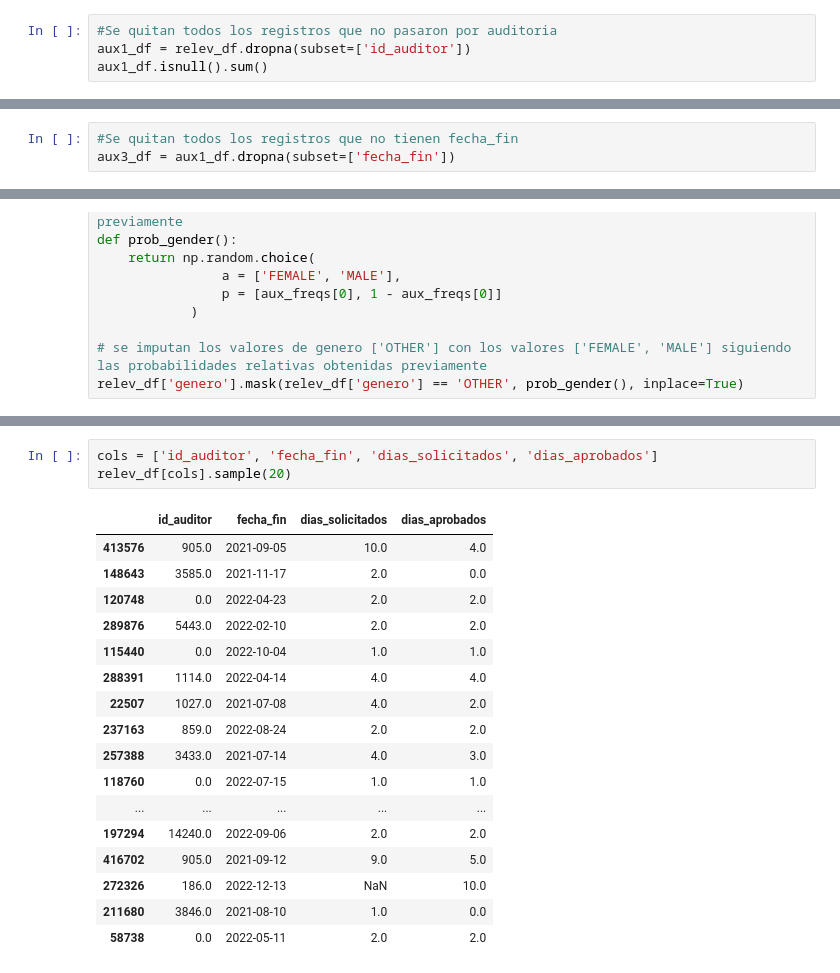
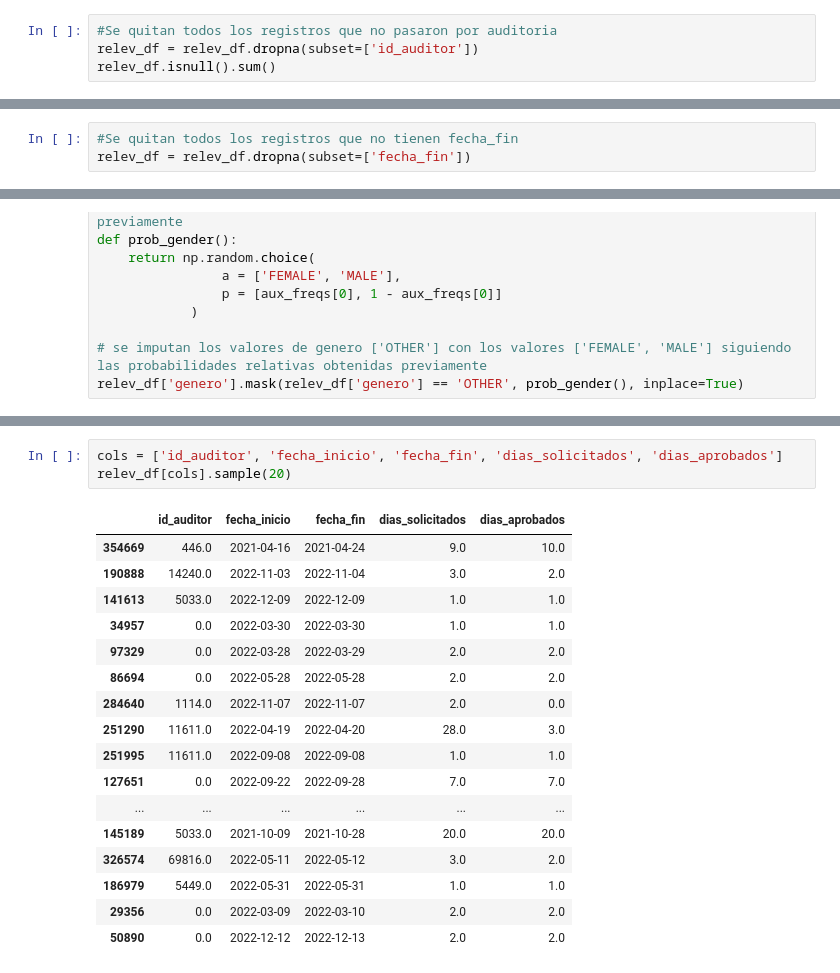
Before and after one commit to grabyc/diplodatos-mentoria, a Jupyter notebook: TP02/TP02_Consignas.ipynb, the cells around one changed output, grey strips where cells are left out. Drawn from its saved outputs; the diff is of its cells as text.

Commit message:
TP02 - Inciso 1.C Consistencia de dias solicitados y dias aprobados

```diff
--- a/TP02/TP02_Consignas.ipynb
+++ b/TP02/TP02_Consignas.ipynb
@@ -224,8 +224,8 @@ generos_rel_freq
 Para el caso de los registros sin auditar, se descartan los registros que tengan faltante el dato *id_auditor*.
 # %%
 #Se quitan todos los registros que no pasaron por auditoria
-aux1_df = relev_df.dropna(subset=['id_auditor'])
-aux1_df.isnull().sum()
+relev_df = relev_df.dropna(subset=['id_auditor'])
+relev_df.isnull().sum()
 # %% [output]
 numero_licencia               0
 fecha_creacion                0
@@ -250,7 +250,7 @@ dtype: int64
 Para el caso del registro con fecha de fin faltante, se descarta el registro.
 # %%
 #Se quitan todos los registros que no tienen fecha_fin
-aux3_df = aux1_df.dropna(subset=['fecha_fin'])
+relev_df = relev_df.dropna(subset=['fecha_fin'])
 # %% [markdown]
 ##### iv.- Imputación de días solicitados faltantes
 
@@ -300,21 +321,21 @@ relev_df['genero'].mask(relev_df['genero'] == 'OTHER', prob_gender(), inplace=Tr
 # %%
-cols = ['id_auditor', 'fecha_fin', 'dias_solicitados', 'dias_aprobados']
+cols = ['id_auditor', 'fecha_inicio', 'fecha_fin', 'dias_solicitados', 'dias_aprobados']
 relev_df[cols].sample(20)
 # %% [output]
-|  | id_auditor | fecha_fin | dias_solicitados | dias_aprobados |
-| 413576 | 905.0 | 2021-09-05 | 10.0 | 4.0 |
-| 148643 | 3585.0 | 2021-11-17 | 2.0 | 0.0 |
-| 120748 | 0.0 | 2022-04-23 | 2.0 | 2.0 |
-| 289876 | 5443.0 | 2022-02-10 | 2.0 | 2.0 |
-| 115440 | 0.0 | 2022-10-04 | 1.0 | 1.0 |
-| 288391 | 1114.0 | 2022-04-14 | 4.0 | 4.0 |
-| 22507 | 1027.0 | 2021-07-08 | 4.0 | 2.0 |
-| 237163 | 859.0 | 2022-08-24 | 2.0 | 2.0 |
-| 257388 | 3433.0 | 2021-07-14 | 4.0 | 3.0 |
-| 118760 | 0.0 | 2022-07-15 | 1.0 | 1.0 |
-| ... | ... | ... | ... | ... |
-| 197294 | 14240.0 | 2022-09-06 | 2.0 | 2.0 |
-| 416702 | 905.0 | 2021-09-12 | 9.0 | 5.0 |
-| 272326 | 186.0 | 2022-12-13 | NaN | 10.0 |
-| 211680 | 3846.0 | 2021-08-10 | 1.0 | 0.0 |
-| 58738 | 0.0 | 2022-05-11 | 2.0 | 2.0 |
+|  | id_auditor | fecha_inicio | fecha_fin | dias_solicitados | dias_aprobados |
+| 354669 | 446.0 | 2021-04-16 | 2021-04-24 | 9.0 | 10.0 |
+| 190888 | 14240.0 | 2022-11-03 | 2022-11-04 | 3.0 | 2.0 |
+| 141613 | 5033.0 | 2022-12-09 | 2022-12-09 | 1.0 | 1.0 |
+| 34957 | 0.0 | 2022-03-30 | 2022-03-30 | 1.0 | 1.0 |
+| 97329 | 0.0 | 2022-03-28 | 2022-03-29 | 2.0 | 2.0 |
+| 86694 | 0.0 | 2022-05-28 | 2022-05-28 | 2.0 | 2.0 |
+| 284640 | 1114.0 | 2022-11-07 | 2022-11-07 | 2.0 | 0.0 |
+| 251290 | 11611.0 | 2022-04-19 | 2022-04-20 | 28.0 | 3.0 |
+| 251995 | 11611.0 | 2022-09-08 | 2022-09-08 | 1.0 | 1.0 |
+| 127651 | 0.0 | 2022-09-22 | 2022-09-28 | 7.0 | 7.0 |
+| ... | ... | ... | ... | ... | ... |
+| 145189 | 5033.0 | 2021-10-09 | 2021-10-28 | 20.0 | 20.0 |
+| 326574 | 69816.0 | 2022-05-11 | 2022-05-12 | 3.0 | 2.0 |
+| 186979 | 5449.0 | 2022-05-31 | 2022-05-31 | 1.0 | 1.0 |
+| 29356 | 0.0 | 2022-03-09 | 2022-03-10 | 2.0 | 2.0 |
+| 50890 | 0.0 | 2022-12-12 | 2022-12-13 | 2.0 | 2.0 |
```
Also changed, not shown: parts of 7 cells of this notebook.
